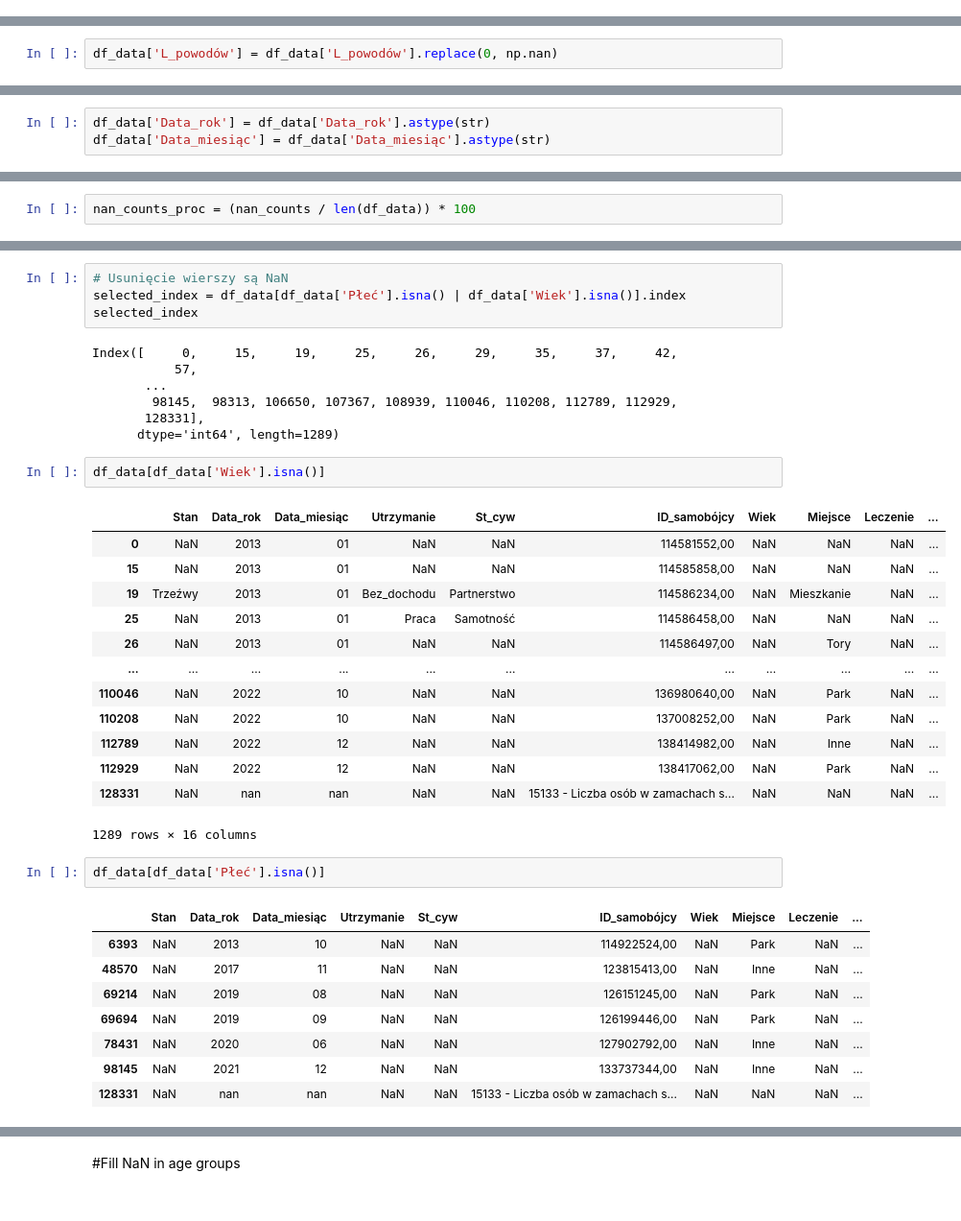
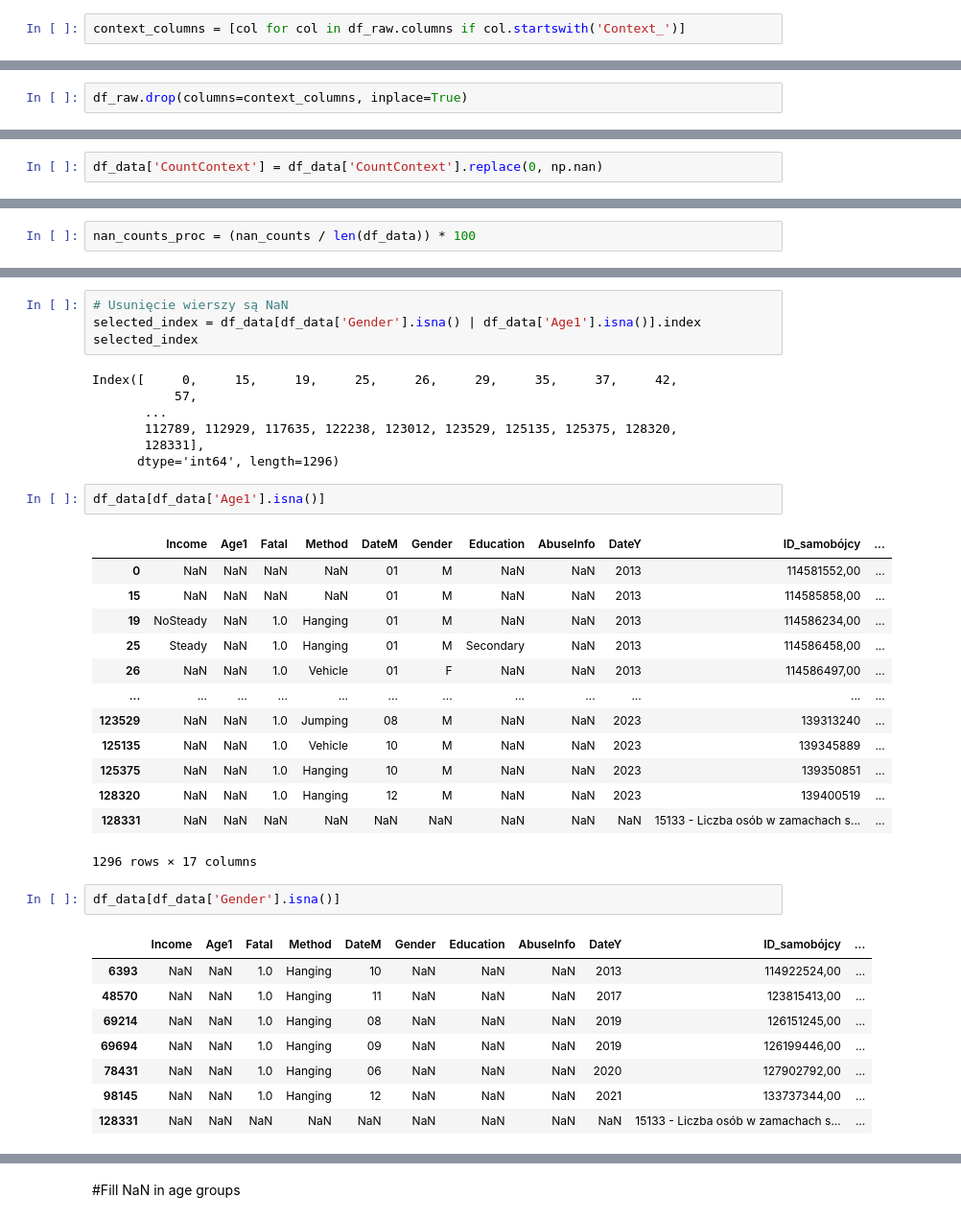
Before and after one commit to Hubert26/suicides_IPPAN, a Jupyter notebook: data_exploration.ipynb, the cells around one changed output, grey strips where cells are left out. Shown at 96% size. Saved outputs shown, nothing was run; the diff lists cells and outputs as text.

```diff
--- a/data_exploration.ipynb
+++ b/data_exploration.ipynb
@@ -139,0 +138,2 @@ df_reasons_of_attack = pd.read_csv('https://raw.githubusercontent.com/Hubert26/s
+# %%
+context_columns = [col for col in df_raw.columns if col.startswith('Context_')]
@@ -140,3 +142,5 @@ df_reasons_of_attack = pd.read_csv('https://raw.githubusercontent.com/Hubert26/s
+# %%
+df_raw.drop(columns=context_columns, inplace=True)
 # %%
 df_reasons_of_attack.head()
 # %% [output]
@@ -153,4 +157,4 @@ df_reasons_of_attack.shape
 # %%
 df_data = df_raw.copy()
 # %%
-df_data['L_powodów'] = df_data['L_powodów'].replace(0, np.nan)
+df_data['CountContext'] = df_data['CountContext'].replace(0, np.nan)
@@ -162,6 +161,3 @@ array(['2013', '2014', '2015', '2016', '2017', '2018', '2019', '2020',
-# %%
-df_data['Data_rok'] = df_data['Data_rok'].astype(str)
-df_data['Data_miesiąc'] = df_data['Data_miesiąc'].astype(str)
 # %% [markdown]
 ##NaN exploration in variables
 # %%
@@ -241,40 +237,40 @@ missing_data_rows
 # %%
 # Usunięcie wierszy są NaN
-selected_index = df_data[df_data['Płeć'].isna() | df_data['Wiek'].isna()].index
+selected_index = df_data[df_data['Gender'].isna() | df_data['Age1'].isna()].index
 selected_index
 # %% [output]
 Index([     0,     15,     19,     25,     26,     29,     35,     37,     42,
            57,
        ...
-        98145,  98313, 106650, 107367, 108939, 110046, 110208, 112789, 112929,
+       112789, 112929, 117635, 122238, 123012, 123529, 125135, 125375, 128320,
        128331],
-      dtype='int64', length=1289)
+      dtype='int64', length=1296)
 # %%
-df_data[df_data['Wiek'].isna()]
+df_data[df_data['Age1'].isna()]
 # %% [output]
-|  | Stan | Data_rok | Data_miesiąc | Utrzymanie | St_cyw | ID_samobójcy | Wiek | Miejsce | Leczenie | ... |
-| 0 | NaN | 2013 | 01 | NaN | NaN | 114581552,00 | NaN | NaN | NaN | ... |
-| 15 | NaN | 2013 | 01 | NaN | NaN | 114585858,00 | NaN | NaN | NaN | ... |
-| 19 | Trzeźwy | 2013 | 01 | Bez_dochodu | Partnerstwo | 114586234,00 | NaN | Mieszkanie | NaN | ... |
-| 25 | NaN | 2013 | 01 | Praca | Samotność | 114586458,00 | NaN | NaN | NaN | ... |
-| 26 | NaN | 2013 | 01 | NaN | NaN | 114586497,00 | NaN | Tory | NaN | ... |
-| ... | ... | ... | ... | ... | ... | ... | ... | ... | ... | ... |
-| 110046 | NaN | 2022 | 10 | NaN | NaN | 136980640,00 | NaN | Park | NaN | ... |
-| 110208 | NaN | 2022 | 10 | NaN | NaN | 137008252,00 | NaN | Park | NaN | ... |
-| 112789 | NaN | 2022 | 12 | NaN | NaN | 138414982,00 | NaN | Inne | NaN | ... |
-| 112929 | NaN | 2022 | 12 | NaN | NaN | 138417062,00 | NaN | Park | NaN | ... |
-| 128331 | NaN | nan | nan | NaN | NaN | 15133 - Liczba osób w zamachach s... | NaN | NaN | NaN | ... |
+|  | Income | Age1 | Fatal | Method | DateM | Gender | Education | AbuseInfo | DateY | ID_samobójcy | ... |
+| 0 | NaN | NaN | NaN | NaN | 01 | M | NaN | NaN | 2013 | 114581552,00 | ... |
+| 15 | NaN | NaN | NaN | NaN | 01 | M | NaN | NaN | 2013 | 114585858,00 | ... |
+| 19 | NoSteady | NaN | 1.0 | Hanging | 01 | M | NaN | NaN | 2013 | 114586234,00 | ... |
+| 25 | Steady | NaN | 1.0 | Hanging | 01 | M | Secondary | NaN | 2013 | 114586458,00 | ... |
+| 26 | NaN | NaN | 1.0 | Vehicle | 01 | F | NaN | NaN | 2013 | 114586497,00 | ... |
+| ... | ... | ... | ... | ... | ... | ... | ... | ... | ... | ... | ... |
+| 123529 | NaN | NaN | 1.0 | Jumping | 08 | M | NaN | NaN | 2023 | 139313240 | ... |
+| 125135 | NaN | NaN | 1.0 | Vehicle | 10 | M | NaN | NaN | 2023 | 139345889 | ... |
+| 125375 | NaN | NaN | 1.0 | Hanging | 10 | M | NaN | NaN | 2023 | 139350851 | ... |
+| 128320 | NaN | NaN | 1.0 | Hanging | 12 | M | NaN | NaN | 2023 | 139400519 | ... |
+| 128331 | NaN | NaN | NaN | NaN | NaN | NaN | NaN | NaN | NaN | 15133 - Liczba osób w zamachach s... | ... |
-1289 rows × 16 columns
+1296 rows × 17 columns
 # %%
-df_data[df_data['Płeć'].isna()]
+df_data[df_data['Gender'].isna()]
 # %% [output]
-|  | Stan | Data_rok | Data_miesiąc | Utrzymanie | St_cyw | ID_samobójcy | Wiek | Miejsce | Leczenie | ... |
-| 6393 | NaN | 2013 | 10 | NaN | NaN | 114922524,00 | NaN | Park | NaN | ... |
-| 48570 | NaN | 2017 | 11 | NaN | NaN | 123815413,00 | NaN | Inne | NaN | ... |
-| 69214 | NaN | 2019 | 08 | NaN | NaN | 126151245,00 | NaN | Park | NaN | ... |
-| 69694 | NaN | 2019 | 09 | NaN | NaN | 126199446,00 | NaN | Park | NaN | ... |
-| 78431 | NaN | 2020 | 06 | NaN | NaN | 127902792,00 | NaN | Inne | NaN | ... |
-| 98145 | NaN | 2021 | 12 | NaN | NaN | 133737344,00 | NaN | Inne | NaN | ... |
-| 128331 | NaN | nan | nan | NaN | NaN | 15133 - Liczba osób w zamachach s... | NaN | NaN | NaN | ... |
+|  | Income | Age1 | Fatal | Method | DateM | Gender | Education | AbuseInfo | DateY | ID_samobójcy | ... |
+| 6393 | NaN | NaN | 1.0 | Hanging | 10 | NaN | NaN | NaN | 2013 | 114922524,00 | ... |
+| 48570 | NaN | NaN | 1.0 | Hanging | 11 | NaN | NaN | NaN | 2017 | 123815413,00 | ... |
+| 69214 | NaN | NaN | 1.0 | Hanging | 08 | NaN | NaN | NaN | 2019 | 126151245,00 | ... |
+| 69694 | NaN | NaN | 1.0 | Hanging | 09 | NaN | NaN | NaN | 2019 | 126199446,00 | ... |
+| 78431 | NaN | NaN | 1.0 | Hanging | 06 | NaN | NaN | NaN | 2020 | 127902792,00 | ... |
+| 98145 | NaN | NaN | 1.0 | Hanging | 12 | NaN | NaN | NaN | 2021 | 133737344,00 | ... |
+| 128331 | NaN | NaN | NaN | NaN | NaN | NaN | NaN | NaN | NaN | 15133 - Liczba osób w zamachach s... | ... |
 # %%
 # Usunięcie wierszy są NaN
```
Also changed, not shown: parts of 30 cells of this notebook.
